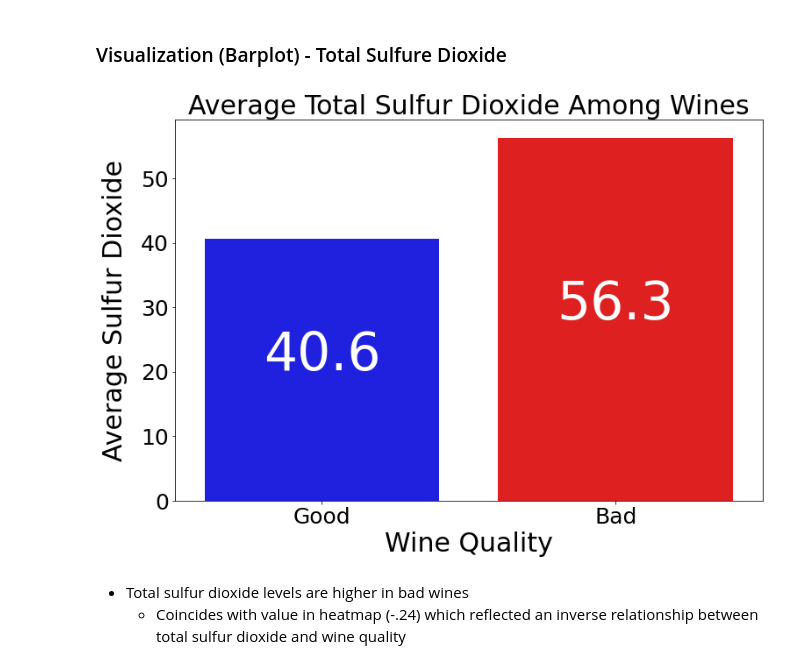
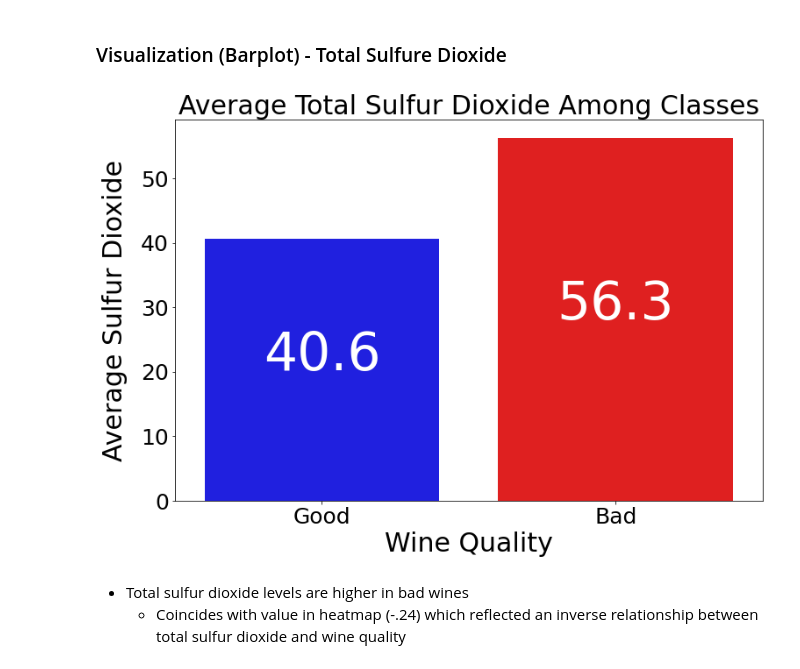
Before and after one commit to SamuelD-Data/red_wine_quality, a Jupyter notebook: red_wine_notebook.ipynb, the cells around one changed output. Saved outputs shown, nothing was run; the diff lists cells and outputs as text; code cells hidden in the pictures.

```diff
--- a/red_wine_notebook.ipynb
+++ b/red_wine_notebook.ipynb
@@ -336,22 +337,22 @@ plt.show()
 # %%
 # creating barplot
 plt.figure(figsize = (12,8))
 ax = sns.barplot(x = train["good_or_bad"], y = train["total_sulfur_dioxide"], ci = None, palette = ['blue', 'red'])
 plt.xticks(fontsize = 25)
 plt.yticks(fontsize = 25)
 plt.xlabel('Wine Quality', fontsize = 30)
 plt.ylabel('Average Sulfur Dioxide', fontsize = 30, labelpad = 15)
-plt.title('Average Total Sulfur Dioxide Among Wines', fontsize = 30)
+plt.title('Average Total Sulfur Dioxide Among Classes', fontsize = 30)
 
 # adding annotations
 total = len(train)
 for p in ax.patches:
     height = p.get_height()
     ax.text(p.get_x() + p.get_width() / 2, height / 2 , '{0:.3}'.format((height)), fontsize = 60, ha = "center", color = 'white')
 
 plt.show()
 # %% [output]
-[figure, old version]
+[figure, new version]
 # %% [markdown]
 - Total sulfur dioxide levels are higher in bad wines
     - Coincides with value in heatmap (-.24) which reflected an inverse relationship between total sulfur dioxide and wine quality
```
Also changed, not shown: parts of 21 cells of this notebook.
